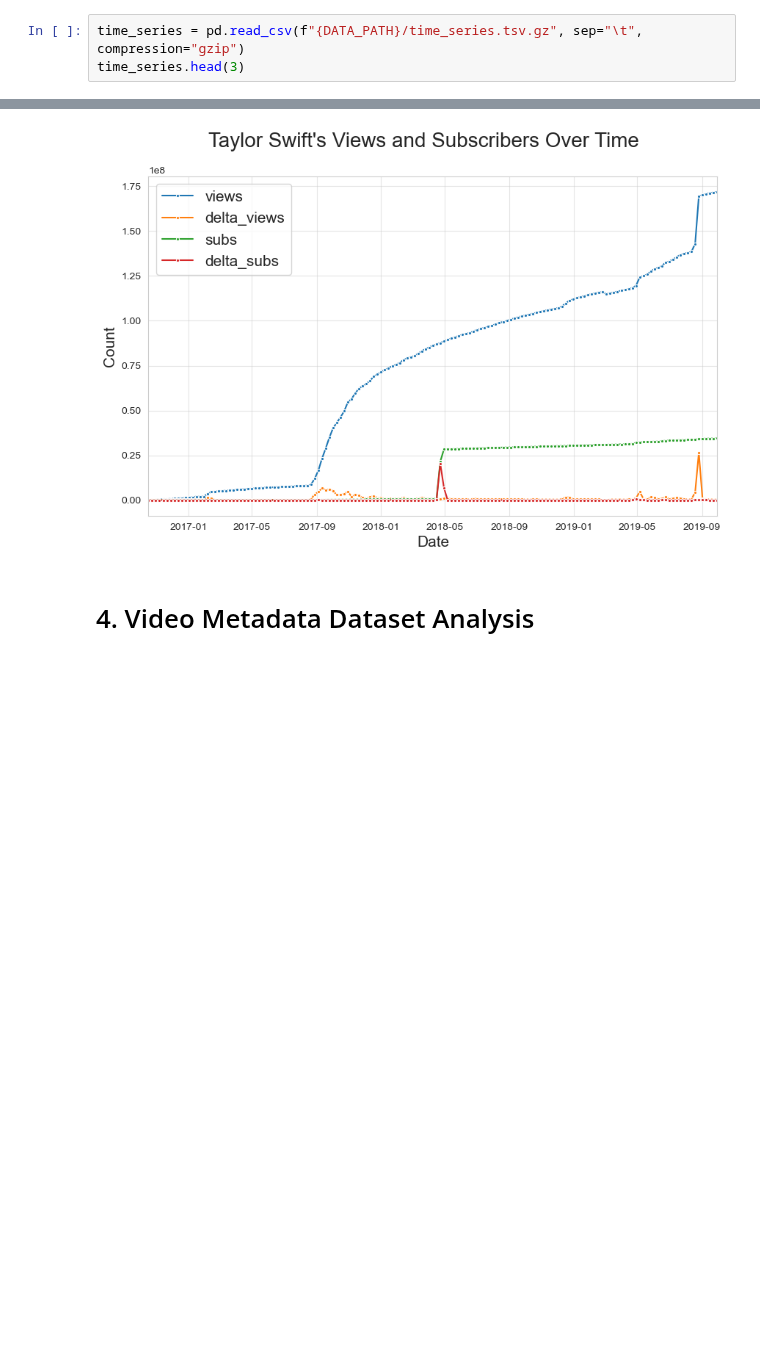
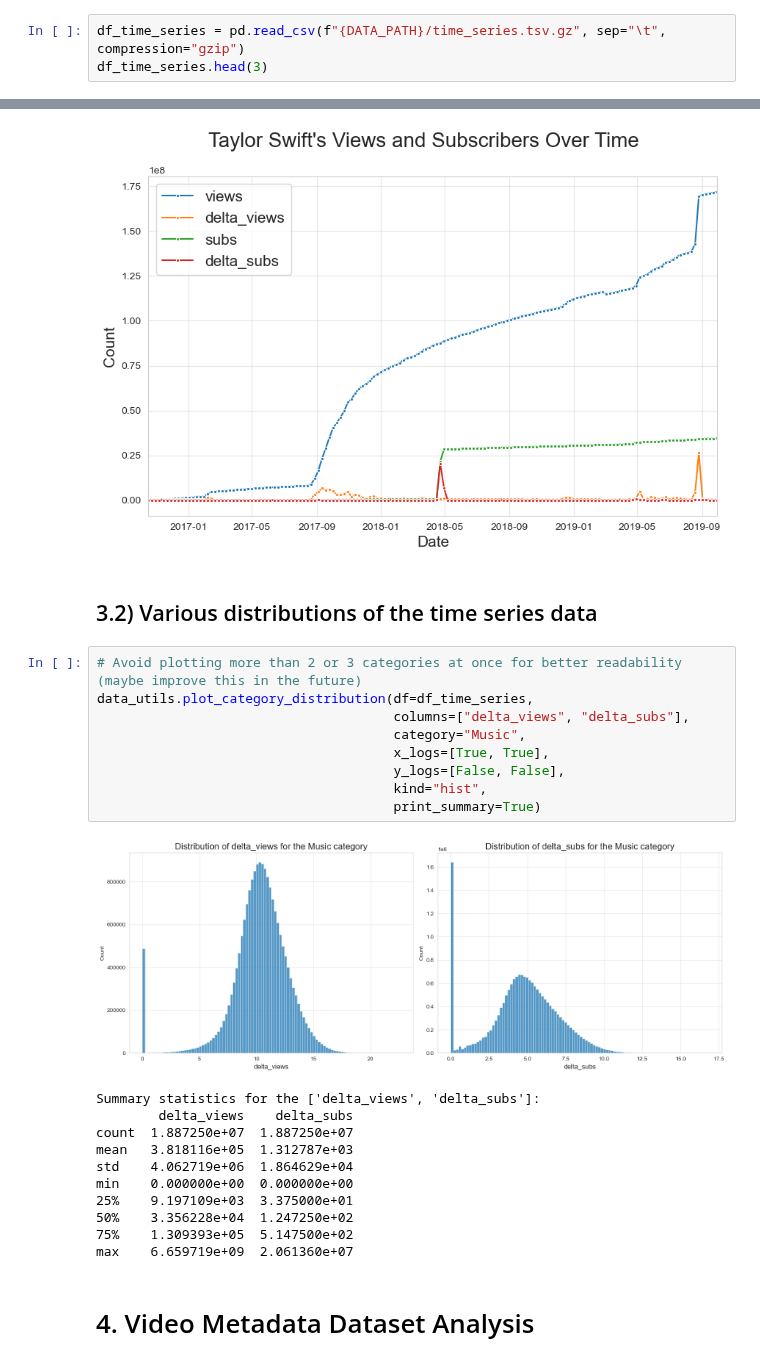
Before and after one commit to epfl-ada/ada-2024-project-tropicaltoucansinsight, a Jupyter notebook: results.ipynb, the cells around one changed output, grey strips where cells are left out. Cells and saved outputs as stored; diff of their text form; blank space fills up the shorter version.

Commit message:
Add plot distribution function for timeseries data of a given category + update results

```diff
--- a/results.ipynb
+++ b/results.ipynb
@@ -137,8 +135,8 @@ name_cc                             NaN               2            0.008236
 # %% [markdown]
 # 3. Time Series Dataset Analysis
 # %%
-time_series = pd.read_csv(f"{DATA_PATH}/time_series.tsv.gz", sep="\t", compression="gzip")
-time_series.head(3)
+df_time_series = pd.read_csv(f"{DATA_PATH}/time_series.tsv.gz", sep="\t", compression="gzip")
+df_time_series.head(3)
 # %% [output]
 |  | channel | category | datetime | views | delta_views | subs | delta_subs | videos | delta_videos | ... |
 | 0 | UCBJuEqXfXTdcPSbGO9qqn1g | Film and Animation | 2017-07-03 00:00:00 | 202494.555556 | 0.000000 | 650.222222 | 0.000000 | 5 | 0 | ... |
@@ -189,6 +188,29 @@ data_utils.plot_channel_time_series(df=df_music_time_series,
                                     title="Taylor Swift's Views and Subscribers Over Time")
 # %% [output]
 [figure]
+# %% [markdown]
+## 3.2) Various distributions of the time series data
+# %%
+# Avoid plotting more than 2 or 3 categories at once for better readability (maybe improve this in the future)
+data_utils.plot_category_distribution(df=df_time_series,
+                                      columns=["delta_views", "delta_subs"],
+                                      category="Music",
+                                      x_logs=[True, True],
+                                      y_logs=[False, False],
+                                      kind="hist",
+                                      print_summary=True)
+# %% [output]
+[figure, added]
+Summary statistics for the ['delta_views', 'delta_subs']:
+        delta_views    delta_subs
+count  1.887250e+07  1.887250e+07
+mean   3.818116e+05  1.312787e+03
+std    4.062719e+06  1.864629e+04
+min    0.000000e+00  0.000000e+00
+25%    9.197109e+03  3.375000e+01
+50%    3.356228e+04  1.247250e+02
+75%    1.309393e+05  5.147500e+02
+max    6.659719e+09  2.061360e+07
 # %% [markdown]
 # 4. Video Metadata Dataset Analysis
 # %%
```
Also changed, not shown: parts of 8 cells of this notebook, 2 other files.
